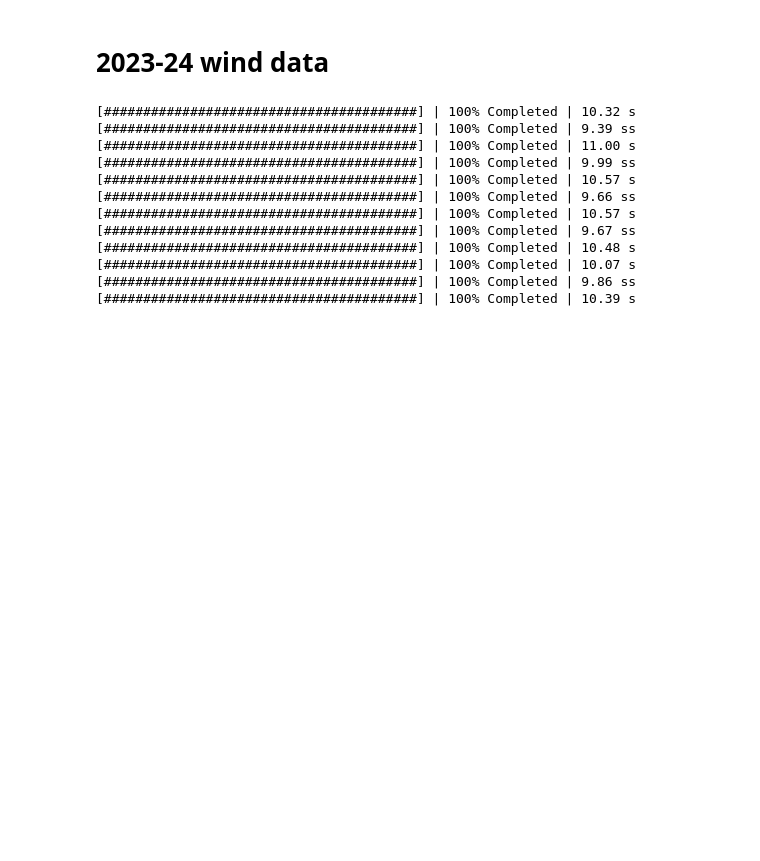
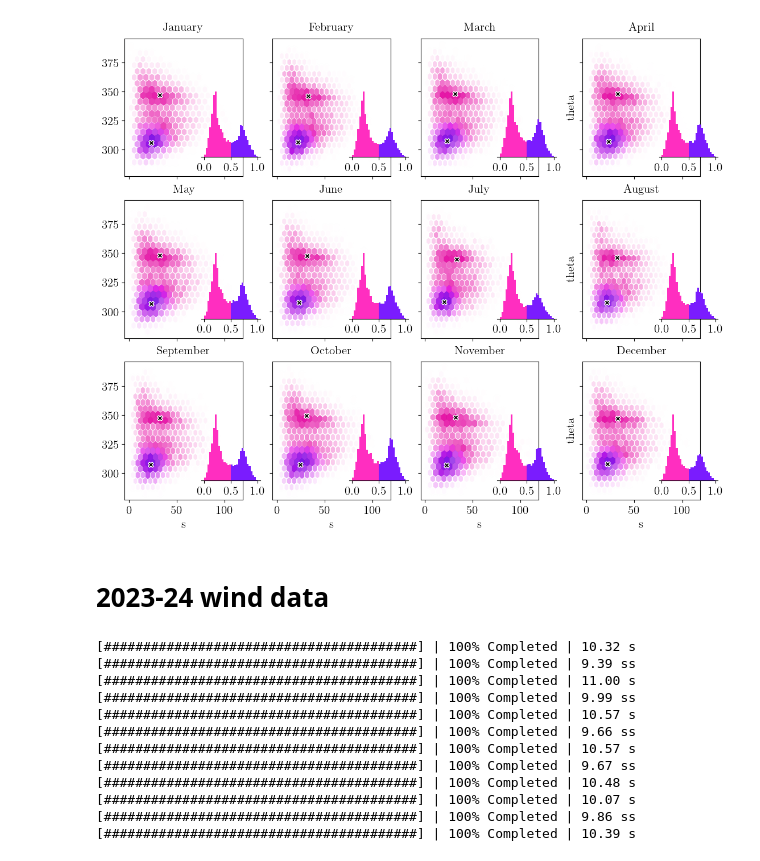
Before and after one commit to hbanderier/persistent-extremes-era5, a Jupyter notebook: Playgrounds/data_stuff.ipynb, the cells around one changed output. Drawn from its saved outputs; the diff is of its cells as text; code cells hidden in the pictures; blank space fills up the shorter version.

```diff
--- a/Playgrounds/data_stuff.ipynb
+++ b/Playgrounds/data_stuff.ipynb
@@ -505,3 +140,85 @@ Consolidated metadata is currently not part in the Zarr format 3 specification.
+# %%
+xys = []
+all_jets = jets_coarse_bc
+# .filter(pl.col("int") > 1.1e8)
+
+xys = np.array(xys)
+fig, axes = plt.subplots(
+    3, 4, figsize=(11, 9), constrained_layout=True, sharex="all", sharey="all"
+)
+axes = axes.ravel()
+pair = ["s", "theta", "is_polar"]
+cmap = LinearSegmentedColormap.from_list(
+    "pinkredpurple", [COLORS[2], COLORS_EXT[8], COLORS[1]]
+)
+bins = np.linspace(0, 1, 31)
+gridsize = 18
+for month in range(1, 13):
+    ax = axes[month - 1]
+    X = extract_features(all_jets, pair, season=month)
+    probas = X[pair[2]]
+    center_stj = X.filter(pl.col("is_polar") < 0.3).mean()
+    center_edj = X.filter(pl.col("is_polar") > 0.7).mean()
+    X1D = X["is_polar"]
+
+    im1 = ax.hexbin(X[pair[0]], X[pair[1]], cmap=colormaps.gray_r, gridsize=gridsize)
+    im2 = ax.hexbin(
+        X[pair[0]], X[pair[1]], C=probas, cmap=colormaps.gray_r, gridsize=gridsize
+    )
+
+    plt.draw()
+
+    offsets1 = np.asarray(list(map(tuple, im1.get_offsets())), dtype="f, f")
+    offsets2 = np.asarray(list(map(tuple, im2.get_offsets())), dtype="f, f")
+    mask12 = np.isin(offsets1, offsets2)
+    colors = cmap(im2.get_array())
+    colors = rgb_to_hsv(colors[:, :3])
+    min_s, max_s = 0.0, 0.9
+    min_v, max_v = 0.9, 1.0
+    scaling = np.clip(
+        im1.get_array()[mask12] / im1.get_array()[mask12].max() * 1.1, 0, 1
+    )
+    f = lambda x: np.sqrt(x)
+    colors[:, 1] = min_s + scaling * (max_s - min_s)
+    colors[:, 2] = max_v - scaling * (max_v - min_v)
+    colors = hsv_to_rgb(colors)
+    im2.set_array(None)
+    im2.set_facecolor(colors)
+    # im2.set_linewidths(0.2)
+    im2.set_linewidths(np.clip(2 - 3 * scaling, 0, 2))
+    im2.set_edgecolor("white")
+    im2 = ax.add_collection(im2)
+    if month > 8:
+        ax.set_xlabel(pair[0])
+    if month % 4 == 0:
+        ax.set_ylabel(pair[1])
+    if pair[0] in ["lev", "theta"]:
+        ax.invert_xaxis()
+    elif pair[1] in ["lev", "theta"]:
+        ax.invert_yaxis()
+
+    ax.set_title(MONTH_NAMES[month - 1])
+    ax.scatter(
+        *pl.concat([center_stj, center_edj])[pair[:2]].to_numpy().T,
+        facecolor="black",
+        edgecolor="white",
+        marker="X",
+        linewidths=1,
+        s=45,
+    )
+    iax = ax.inset_axes([0.65, 0.14, 0.5, 0.5])
+    X1D = np.clip(X1D, 0, 1)
+    iax.hist(X1D, bins=bins, alpha=0.5, color="black")
+    iax.hist(X1D[probas > 0.5], bins=bins, alpha=1.0, color=COLORS[1])
+    iax.hist(X1D[probas < 0.5], bins=bins, alpha=1.0, color=COLORS[2])
+    iax.set_xticks([0, 0.5, 1])
+    iax.set_yticks([])
+    iax.spines[["left", "right", "top"]].set_visible(False)
+    iax.set_facecolor((1.0, 1.0, 1.0, 0.0))
+    plt.draw()
+# fig.savefig(f"{FIGURES}/FeatureBased/gmix_demo.pdf")
+# %% [output]
+[figure, added]
 # %% [markdown]
 # 2023-24 wind data
 # %%
```
Also changed, not shown: parts of 25 cells of this notebook, 6 other files.
